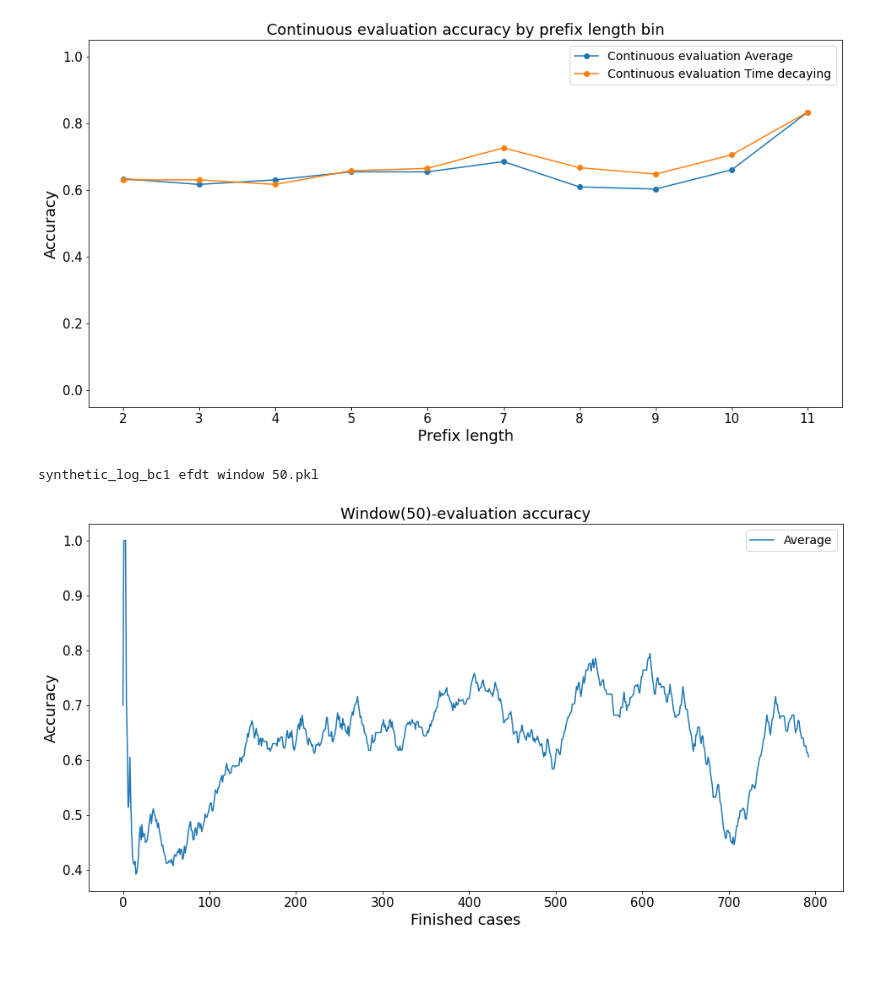
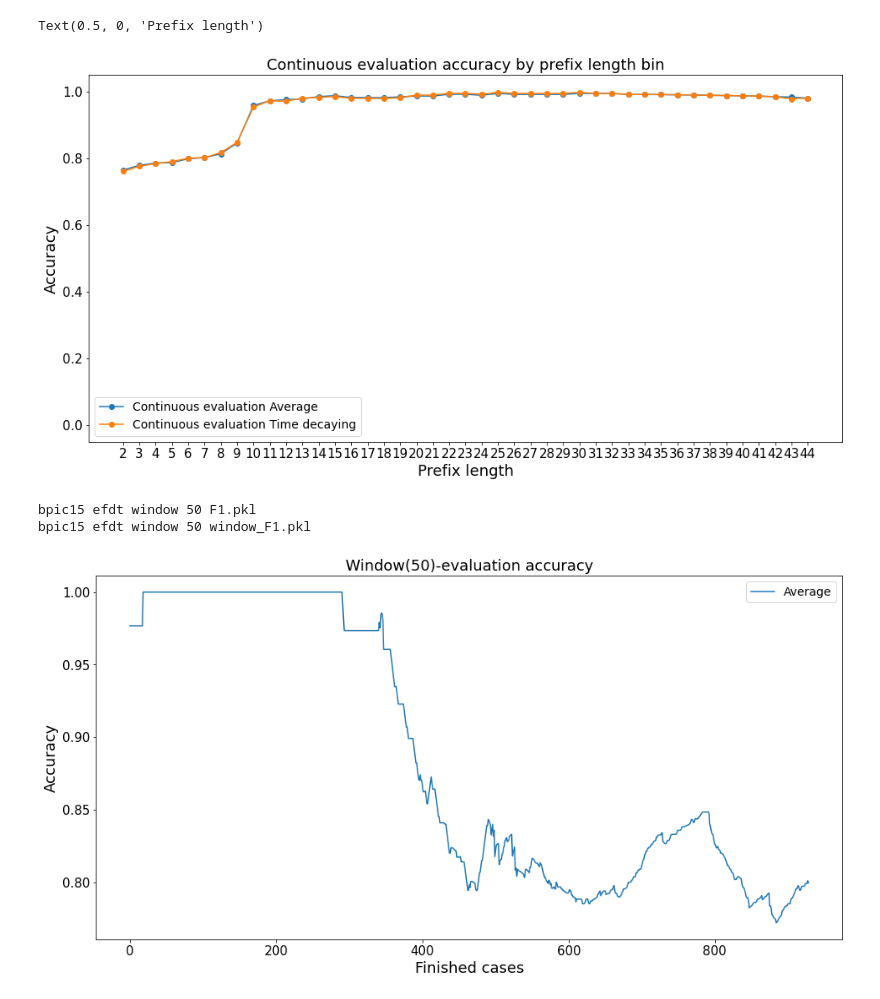
Before and after one commit to ghksdl6025/-streaming_prediction4pm_extension, a Jupyter notebook: streaming_classification.ipynb, the cells around one changed output. Cells and saved outputs as stored; diff of their text form; code cells hidden in the pictures; blank space fills up the shorter version.

```diff
--- a/streaming_classification.ipynb
+++ b/streaming_classification.ipynb
@@ -14,7 +14,8 @@ import datetime
 # %%
 # Experiment settings
 
-dataset_label = 'synthetic_log_b'
+dataset_label = 'bpic15'
+performance_measure_type = 'F1'
 
 dataset_loc = './DATA/logs/'+ dataset_label +'.csv'
 try:
@@ -85,7 +96,7 @@ for x,y in dataset:
     # Event stream change dictionary keys
     x = utils.dictkey_chg(x, key_pair)
     # if dataset_label =='bpic17':
-    x['ts'] = x['ts'][:-4]
+#     x['ts'] = x['ts'][:-4]
 
         # Check label possible
     # x = utils.set_label(x)
@@ -131,7 +142,7 @@ for x,y in dataset:
                     feature_matrix['prefix_%s'%(prefix+1)]=set()
                     # Initialize classifier and performance matrix and updating count
                     training_models['prefix_%s'%(prefix+1)] = [streaming_classifier,
-                                                               metrics.Accuracy(),
+                                                               metrics.F1(),
                                                                utils.window_evaluation(window_size),
                                                                0,0]
                 feature_list = list(streaming_db[caseid][prefix].encoded.keys())
@@ -162,7 +185,7 @@ for x,y in dataset:
     # Event stream change dictionary keys
     x = utils.dictkey_chg(x, key_pair)
 
-    x['ts'] = x['ts'][:-4]
+#     x['ts'] = x['ts'][:-4]
 
     # Check label possible
     # x = utils.set_label(x)
@@ -357,45 +408,53 @@ plt.legend()
 plt.ylabel('Accuracy')
 plt.xlabel('Prefix length')
 
-plt.savefig('./img/%s/%s_continuous_evaluation_plbin.png'%(dataset_label, classifier), dpi=200)
-with open('./result/%s/%s_continuous_evaluation_plbin_average.pkl'%(dataset_label,classifier),'wb') as f:
-    pkl.dump([x_avg,ce_acc_avg_y],f)
+# plt.savefig('./img/%s/%s_continuous_evaluation_plbin.png'%(dataset_label, classifier), dpi=200)
+# with open('./result/%s/%s_continuous_evaluation_plbin_average.pkl'%(dataset_label,classifier),'wb') as f:
+#     pkl.dump([x_avg,ce_acc_avg_y],f)
 
-with open('./result/%s/%s_continuous_evaluation_plbin_average.pkl'%(dataset_label,classifier),'wb') as f:
-    pkl.dump([x_avg,ce_acc_avg_y],f)
+# with open('./result/%s/%s_continuous_evaluation_plbin_average.pkl'%(dataset_label,classifier),'wb') as f:
+#     pkl.dump([x_avg,ce_acc_avg_y],f)
 # %% [output]
+Text(0.5, 0, 'Prefix length')
-[figure, old version]
+[figure, new version]
 # %%
 # Real-time window evaluation
 
 plt.figure(figsize=(16, 8))
 
 plt.rc('axes', titlesize=18) # fontsize of the axes title
 plt.rc('axes', labelsize=18) # fontsize of the x and y labels
 plt.rc('xtick', labelsize=15) # fontsize of the tick labels
 plt.rc('ytick', labelsize=15) # fontsize of the tick labels
 plt.rc('legend', fontsize=14) # legend fontsize
 
 
 average_dict= {'Accuracy':[], 'Time':[]}
 for y in range(len(window_acc_dict['prefix_2'])):
     agg_avg = np.mean([window_acc_dict['prefix_%s'%(t)][y] for t in range(2,maximum_prefix)])
     average_dict['Accuracy'].append(agg_avg)
 plt.plot(average_dict['Accuracy'],label = 'Average')
 
 plt.title('Window(%s)-evaluation accuracy'%(window_size))
 plt.legend()
 plt.ylabel('Accuracy')
 plt.xlabel('Finished cases')
 
 plt.legend()
 
-name = '%s %s window %s.pkl'%(dataset_label,classifier, window_size)
+name = '%s %s window %s %s.pkl'%(dataset_label,classifier, window_size, performance_measure_type)
 print(name)
 average_dict['Time'] = window_acc_dict['Time']
 
 with open('./result/%s/%s'%(dataset_label,name) ,'wb') as f:
     pkl.dump(average_dict,f)
+
+name = '%s %s window %s window_%s.pkl'%(dataset_label,classifier, window_size, performance_measure_type)
+print(name)
+
+with open('./result/%s/%s'%(dataset_label,name) ,'wb') as f:
+    pkl.dump(window_acc_dict,f)
 # %% [output]
-synthetic_log_bc1 efdt window 50.pkl
+bpic15 efdt window 50 F1.pkl
+bpic15 efdt window 50 window_F1.pkl
-[figure, old version]
+[figure, new version]
```
Also changed, not shown: parts of 7 cells of this notebook, 41 other files.
